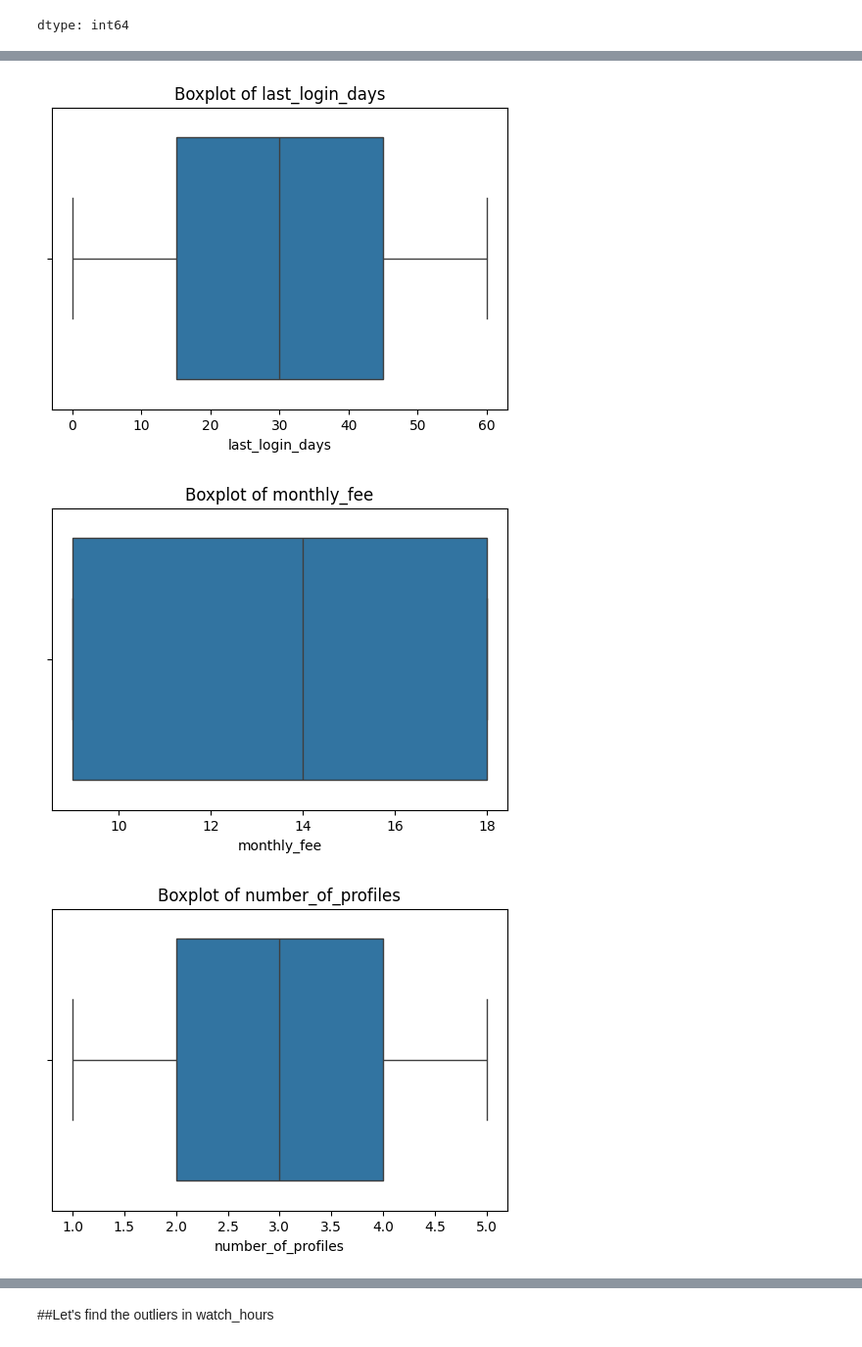
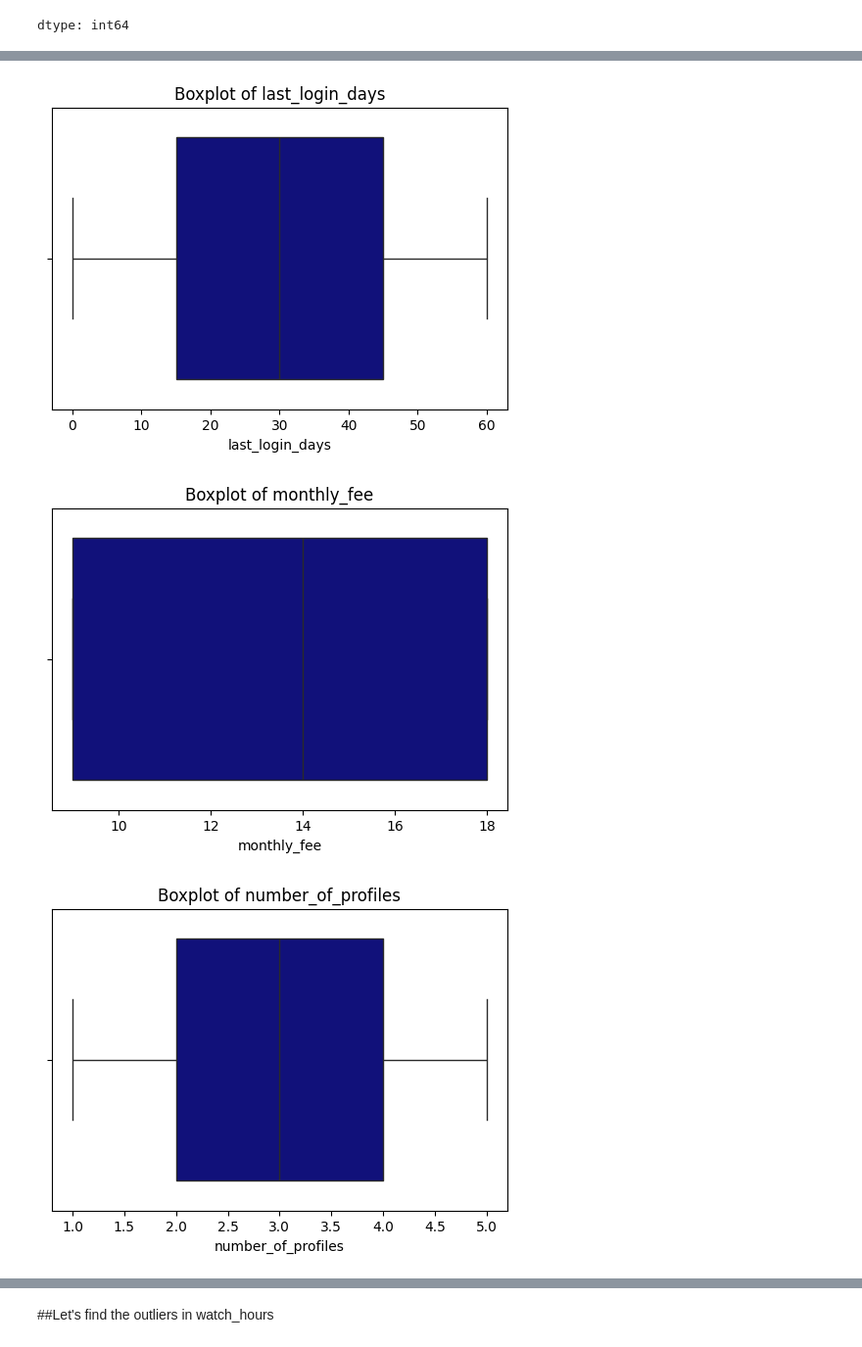
Before and after one commit to manojcodes93/Netflix-Customer-Churn-EDA, a Jupyter notebook: Netflix_Churn_Data_EDA_Project.ipynb, the cells around one changed output, grey strips where cells are left out. Shown at 98% size. Drawn from its saved outputs; the diff is of its cells as text; code cells hidden in the pictures.

```diff
--- a/Netflix_Churn_Data_EDA_Project.ipynb
+++ b/Netflix_Churn_Data_EDA_Project.ipynb
@@ -102,10 +117,11 @@ data_copy = data.copy()
 # %%
+# Other way
 #Numerical Data
 num_data = ["age", "watch_hours", "last_login_days", "monthly_fee","number_of_profiles", "avg_watch_time_per_day"]
 
 for i in num_data:
   plt.figure(figsize=(6,4))
-  sns.boxplot(x = data_copy[i])
+  sns.boxplot(x = data_copy[i], color = "darkblue")
   plt.title(f"Boxplot of {i}")
   plt.show()
 # %% [output]
@@ -114,6 +130,6 @@ for i in num_data:
-[figure, old version]
+[figure, new version]
-[figure, old version]
+[figure, new version]
-[figure, old version]
+[figure, new version]
 [figure]
 # %% [markdown]
 ##Let's find the outliers in watch_hours
```
Also changed, not shown: parts of 29 cells of this notebook.
